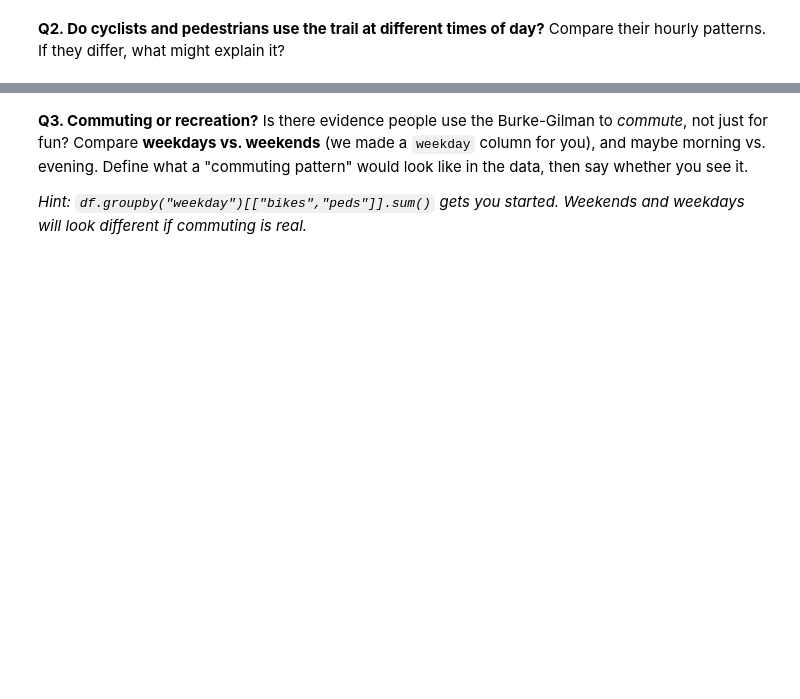
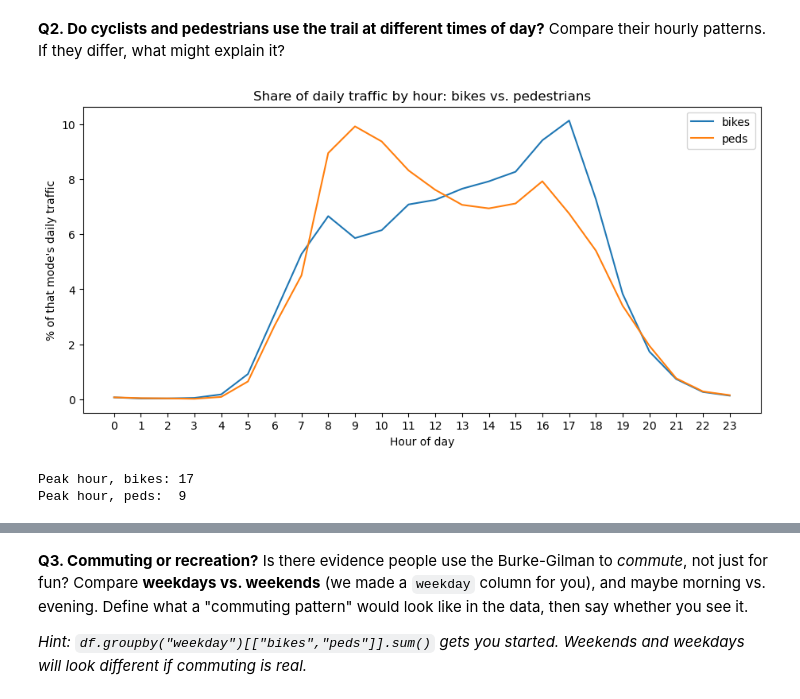
Before and after one commit to ikumar-5/hcde-410-a-123, a Jupyter notebook: A1/A1.ipynb, the cells around one changed output, grey strips where cells are left out. Cells and saved outputs as stored; diff of their text form; code cells hidden in the pictures; blank space fills up the shorter version.

```diff
--- a/A1/A1.ipynb
+++ b/A1/A1.ipynb
@@ -101,3 +141,18 @@ There isn't a single right answer to most of these. Making a reasonable choice a
 Decide what *busy* means to you first — a single hour? a stretch of the day? bikes and peds together, or separately? — and say why you chose that.
 # %%
 # Your code for Q1 (or put a Google Sheets link in your written answer below)
+
+df["total"] = df["bikes"] + df["peds"]
+
+# average count for each hour of day
+hourly = df.groupby("hour")[["bikes", "peds", "total"]].mean()
+
+print("Busiest hours (bikes + peds):")
+print(hourly.sort_values("total", ascending=False).head(3))
+print("\nQuietest hours:")
+print(hourly.sort_values("total").head(3))
+
+# busiest 3-hour stretch - rolling window sums 3 consecutive hours
+window = hourly["total"].rolling(3).sum()
+end = window.idxmax()
+print(f"\nBusiest 3-hour stretch: {end-2}:00 to {end}:59")
@@ -110,6 +181,23 @@ Decide what *busy* means to you first — a single hour? a stretch of the day? b
 Compare their hourly patterns. If they differ, what might explain it?
 # %%
 # Your code for Q2
+
+# converting each mode to % of its own daily total to compare shapes
+share = hourly[["bikes", "peds"]] / hourly[["bikes", "peds"]].sum() * 100
+
+share.plot(figsize=(11, 5))
+plt.title("Share of daily traffic by hour: bikes vs. pedestrians")
+plt.xlabel("Hour of day")
+plt.ylabel("% of that mode's daily traffic")
+plt.xticks(range(24))
+plt.show()
+
+print("Peak hour, bikes:", hourly["bikes"].idxmax())
+print("Peak hour, peds: ", hourly["peds"].idxmax())
+# %% [output]
+[figure, added]
+Peak hour, bikes: 17
+Peak hour, peds:  9
 # %% [markdown]
 **Your Q2 answer:**
 
```
Also changed, not shown: parts of 14 cells of this notebook, 1 other file.
